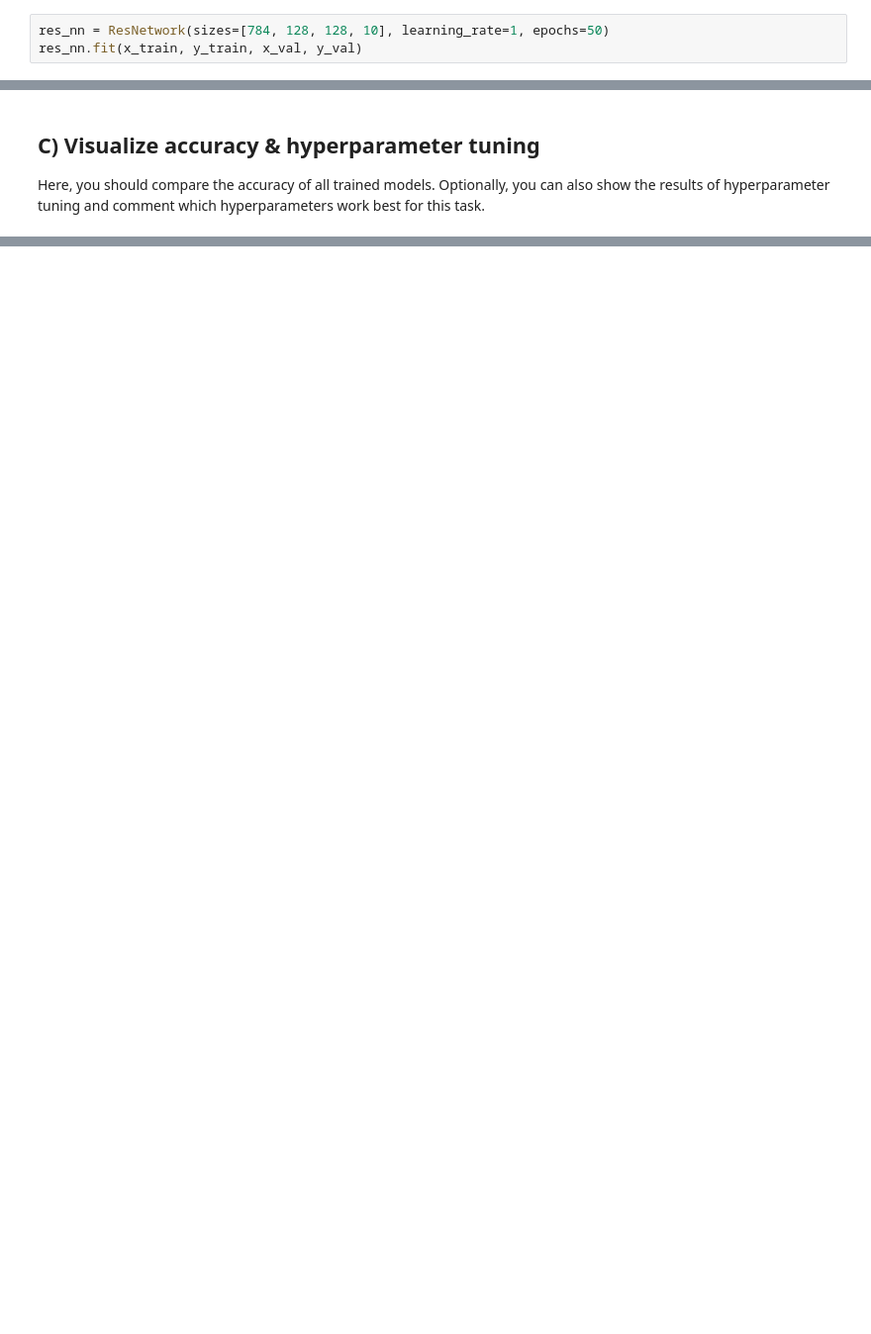
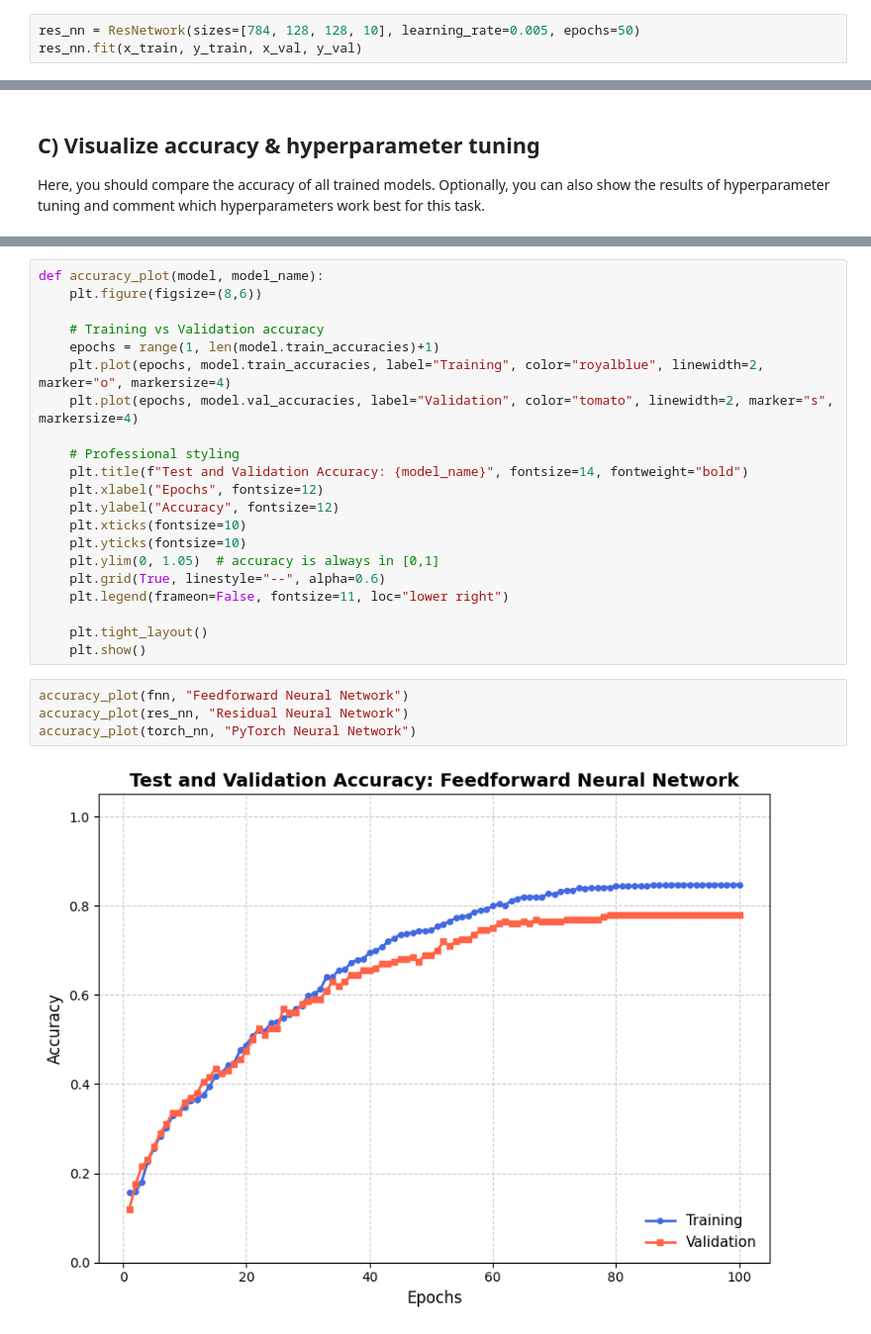
Before and after one commit to hertie-data-science-lab/assignment-1-ps-1-g, a Jupyter notebook: MNIST_classification.ipynb, the cells around one changed output, grey strips where cells are left out. Shown at 99% size. Drawn from its saved outputs; the diff is of its cells as text; blank space fills up the shorter version.

```diff
--- a/MNIST_classification.ipynb
+++ b/MNIST_classification.ipynb
@@ -82,5 +109,5 @@ fnn.fit(x_train, y_train, x_val, y_val, cosine_annealing_lr=True)
 # %% [markdown]
 ### Test residual neural network
 # %%
-res_nn = ResNetwork(sizes=[784, 128, 128, 10], learning_rate=1, epochs=50)
+res_nn = ResNetwork(sizes=[784, 128, 128, 10], learning_rate=0.005, epochs=50)
 res_nn.fit(x_train, y_train, x_val, y_val)
@@ -122,0 +196,27 @@ Here, you should compare the accuracy of all trained models. Optionally, you can
+# %%
+def accuracy_plot(model, model_name):
+    plt.figure(figsize=(8,6))
+
+    # Training vs Validation accuracy
+    epochs = range(1, len(model.train_accuracies)+1)
+    plt.plot(epochs, model.train_accuracies, label="Training", color="royalblue", linewidth=2, marker="o", markersize=4)
+    plt.plot(epochs, model.val_accuracies, label="Validation", color="tomato", linewidth=2, marker="s", markersize=4)
+
+    # Professional styling
+    plt.title(f"Test and Validation Accuracy: {model_name}", fontsize=14, fontweight="bold")
+    plt.xlabel("Epochs", fontsize=12)
+    plt.ylabel("Accuracy", fontsize=12)
+    plt.xticks(fontsize=10)
+    plt.yticks(fontsize=10)
+    plt.ylim(0, 1.05)  # accuracy is always in [0,1]
+    plt.grid(True, linestyle="--", alpha=0.6)
+    plt.legend(frameon=False, fontsize=11, loc="lower right")
+
+    plt.tight_layout()
+    plt.show()
+# %%
+accuracy_plot(fnn, "Feedforward Neural Network")
+accuracy_plot(res_nn, "Residual Neural Network")
+accuracy_plot(torch_nn, "PyTorch Neural Network")
+# %% [output]
+[figure, added]
```
Also changed, not shown: parts of 12 cells of this notebook.
